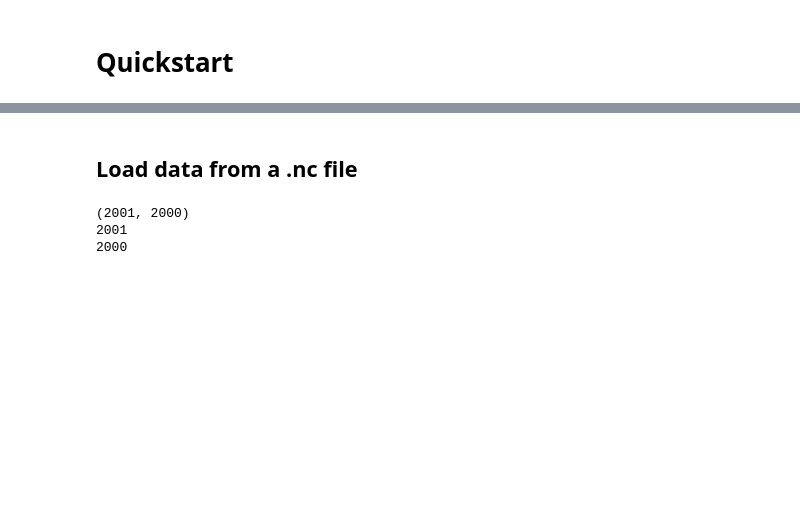
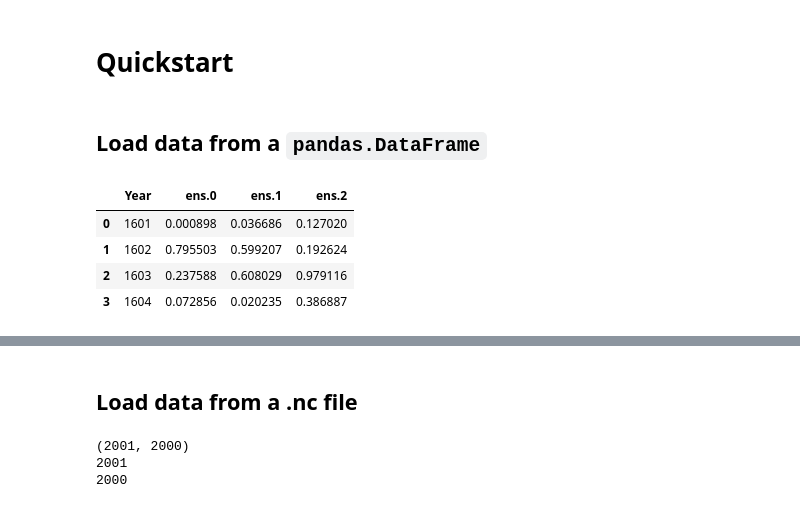
Before and after one commit to LinkedEarth/pens, a Jupyter notebook: docsrc/notebooks/quickstart.ipynb, the cells around one changed output, grey strips where cells are left out. Cells and saved outputs as stored; diff of their text form; code cells hidden in the pictures; blank space fills up the shorter version.

```diff
--- a/docsrc/notebooks/quickstart.ipynb
+++ b/docsrc/notebooks/quickstart.ipynb
@@ -5,3 +5,22 @@
 %autoreload 2
 
 import pens
+# %% [markdown]
+## Load data from a `pandas.DataFrame`
+# %%
+# create test data in the form of a pandas.DataFrame
+import pandas as pd
+import numpy as np
+
+df = pd.DataFrame()
+df['Year'] = np.arange(1601, 1605)
+df['ens.0'] = np.random.rand(len(df['Year']))
+df['ens.1'] = np.random.rand(len(df['Year']))
+df['ens.2'] = np.random.rand(len(df['Year']))
+df
+# %% [output]
+|  | Year | ens.0 | ens.1 | ens.2 |
+| 0 | 1601 | 0.000898 | 0.036686 | 0.127020 |
+| 1 | 1602 | 0.795503 | 0.599207 | 0.192624 |
+| 2 | 1603 | 0.237588 | 0.608029 | 0.979116 |
+| 3 | 1604 | 0.072856 | 0.020235 | 0.386887 |
```
Also changed, not shown: parts of 2 cells of this notebook, 1 other file.
